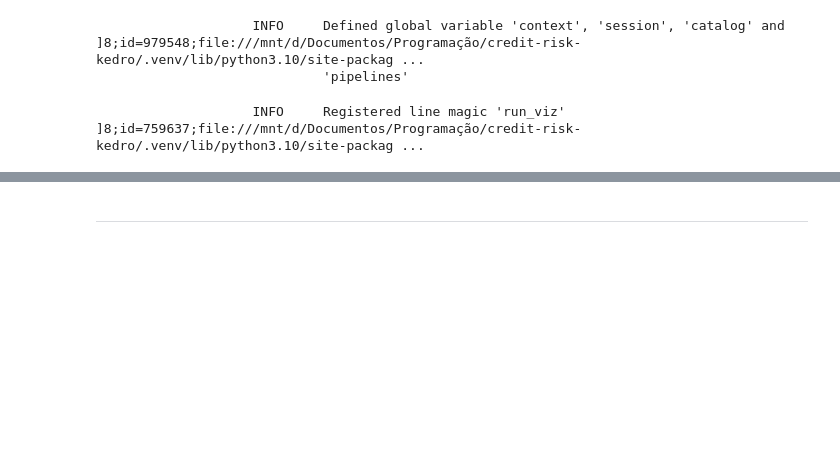
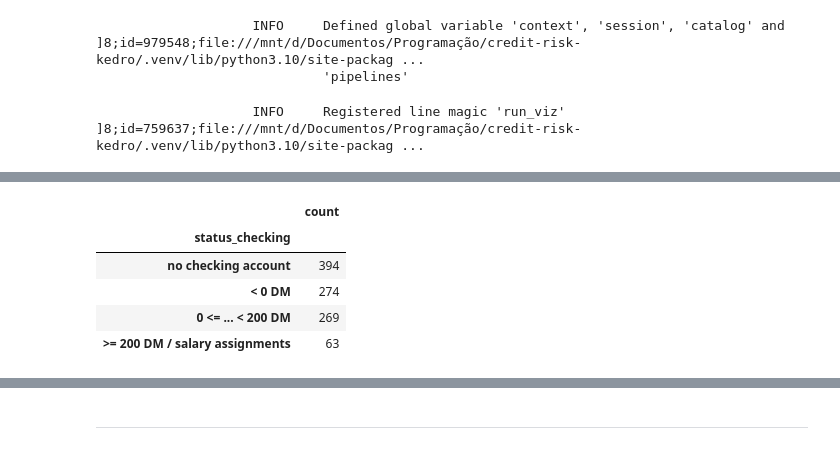
Before and after one commit to vilquer/credit-risk-kedro, a Jupyter notebook: german-credit-risk/notebooks/EDA.ipynb, the cells around one changed output, grey strips where cells are left out. Saved outputs shown, nothing was run; the diff lists cells and outputs as text; code cells hidden in the pictures; blank space fills up the shorter version.

```diff
--- a/german-credit-risk/notebooks/EDA.ipynb
+++ b/german-credit-risk/notebooks/EDA.ipynb
@@ -71,0 +195,3 @@ data
+# %%
+data[['status_checking']].value_counts().to_frame()
+# %% [output]
@@ -71,0 +199,6 @@ data
+|  | count |
+| status_checking |  |
+| no checking account | 394 |
+| < 0 DM | 274 |
+| 0 <= ... < 200 DM | 269 |
+| >= 200 DM / salary assignments | 63 |
```
Also changed, not shown: parts of 11 cells of this notebook, 2 other files.
